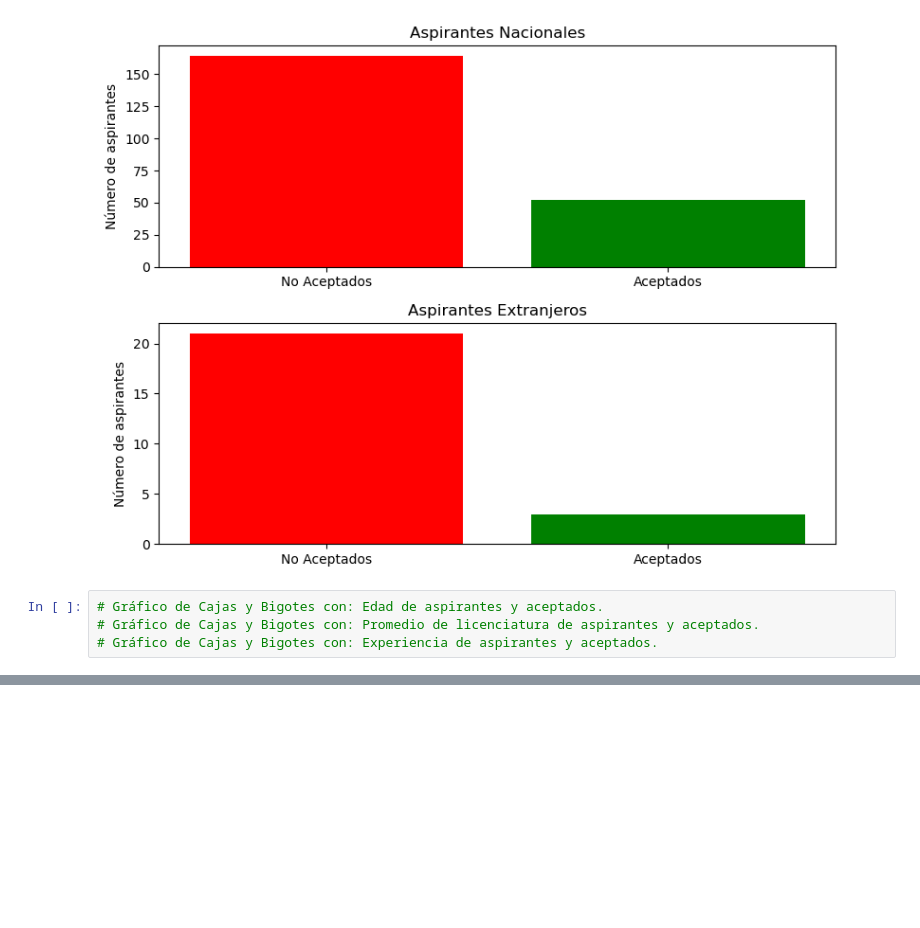
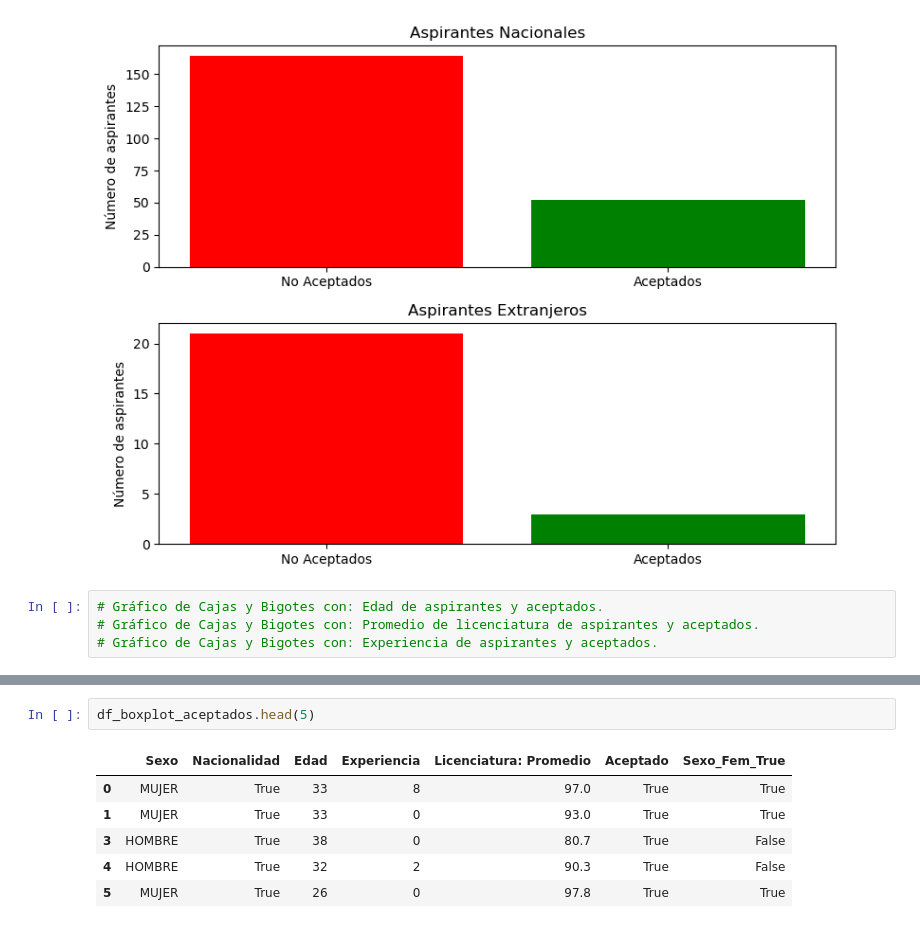
Before and after one commit to fofojaramillo/aspirantes-historia, a Jupyter notebook: notebooks/graficas.ipynb, the cells around one changed output, grey strips where cells are left out. Saved outputs shown, nothing was run; the diff lists cells and outputs as text; blank space fills up the shorter version.

```diff
--- a/notebooks/graficas.ipynb
+++ b/notebooks/graficas.ipynb
@@ -106,0 +142,9 @@ plt.show()
+# %%
+df_boxplot_aceptados.head(5)
+# %% [output]
+|  | Sexo | Nacionalidad | Edad | Experiencia | Licenciatura: Promedio | Aceptado | Sexo_Fem_True |
+| 0 | MUJER | True | 33 | 8 | 97.0 | True | True |
+| 1 | MUJER | True | 33 | 0 | 93.0 | True | True |
+| 3 | HOMBRE | True | 38 | 0 | 80.7 | True | False |
+| 4 | HOMBRE | True | 32 | 2 | 90.3 | True | False |
+| 5 | MUJER | True | 26 | 0 | 97.8 | True | True |
```
Also changed, not shown: parts of 13 cells of this notebook, 3 other files.
